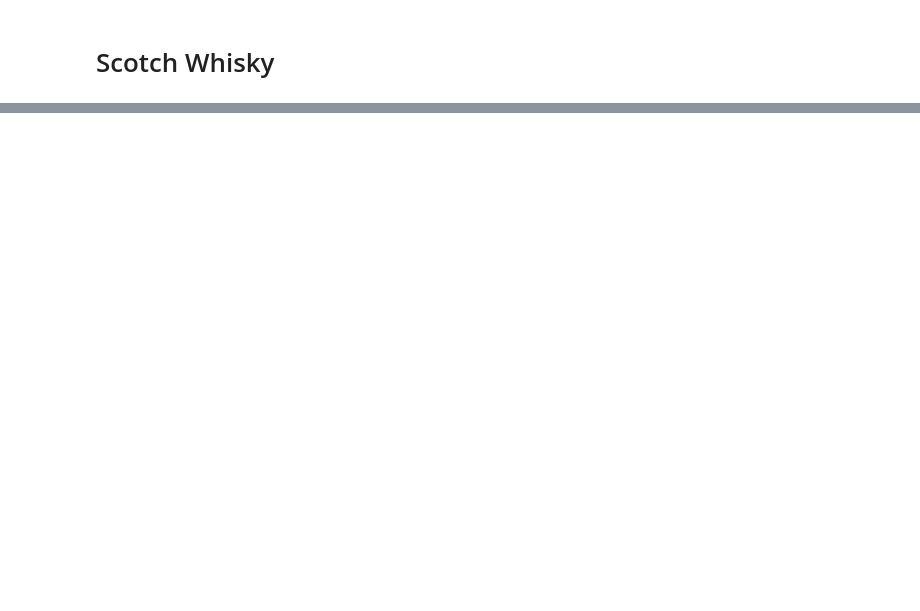
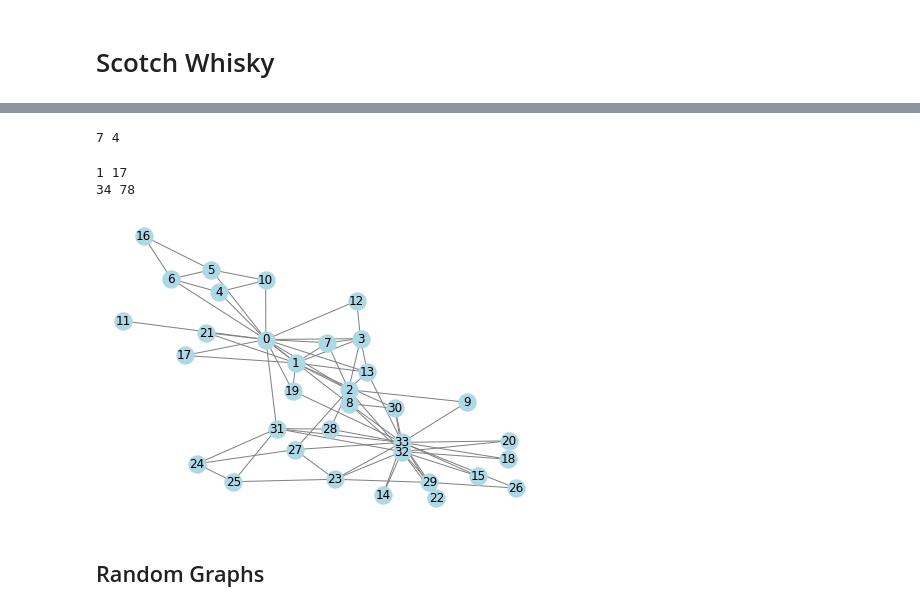
Before and after one commit to DermYoung/edx_HarvardX_Using_Python_for_Research, a Jupyter notebook: Case_Studies.ipynb, the cells around one changed output, grey strips where cells are left out. Saved outputs shown, nothing was run; the diff lists cells and outputs as text; code cells hidden in the pictures; blank space fills up the shorter version.

```diff
--- a/Case_Studies.ipynb
+++ b/Case_Studies.ipynb
@@ -180,0 +160,7 @@ whisky = pd.read_csv("whis")
+# %%
+# explore Pearson correlations between different whiskies
+import seaborn as sns
+flavors = whisky.iloc[:,2:14]
+whisky_corr = flavors.transpose().corr(method='pearson')
+sns.set(rc={'figure.figsize':(12,10)})
+sns.heatmap(whisky_corr);
@@ -180,0 +275,31 @@ whisky = pd.read_csv("whis")
+# %%
+import networkx as nx
+
+G = nx.Graph()
+G.add_node(1)
+G.add_nodes_from([2, 3,'w','v'])
+G.add_nodes_from([
+    (4, {"color": "red"}),
+    (5, {"color": "green"}),
+])
+
+G.add_edge(1,2)
+G.add_edges_from([(1,3),(1,4),('w','v')])
+print(G.number_of_nodes(),G.number_of_edges())
+# %% [output]
+7 4
+# %%
+import networkx as nx
+import matplotlib.pyplot as plt
+
+G=nx.karate_club_graph()
+nx.draw(G, with_labels=True, node_color="lightblue", edge_color="gray")
+# plt.savefig("katate_graph.pdf")
+print(G.degree()[11],G.degree(33))
+print(G.number_of_nodes(),G.number_of_edges())
+# %% [output]
+1 17
+34 78
+[figure, added]
+# %% [markdown]
+## Random Graphs
```
Also changed, not shown: parts of 28 cells of this notebook, 18 other files.
